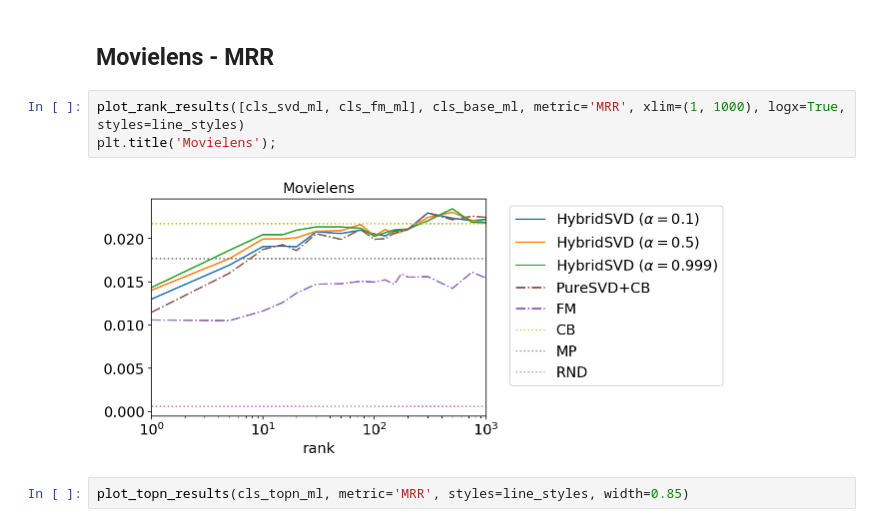
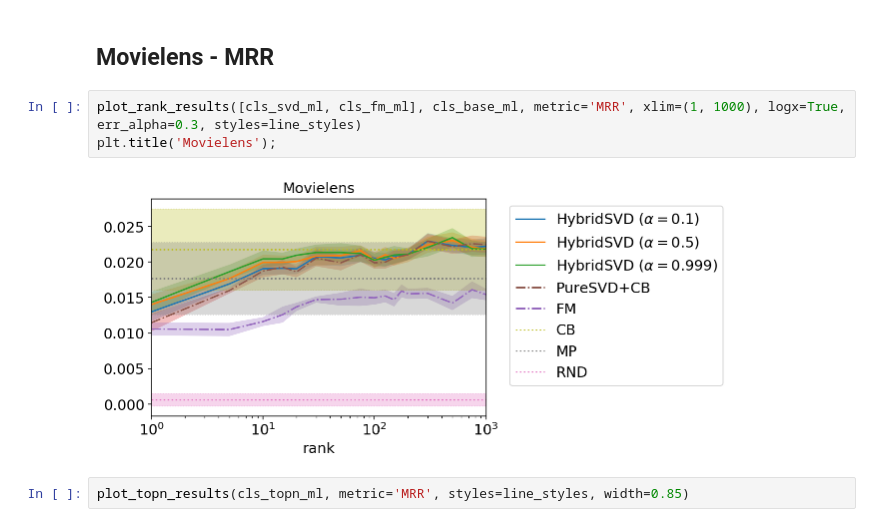
Before and after one commit to evfro/hybridsvd, a Jupyter notebook: View_all_results.ipynb, the cells around one changed output. Cells and saved outputs as stored; diff of their text form.

Commit message:
some cosmetics on figures

```diff
--- a/View_all_results.ipynb
+++ b/View_all_results.ipynb
@@ -205,10 +205,10 @@ plot_topn_results(cls_topn_ml, metric='HR', styles=line_styles, width=0.85)
 # %% [markdown]
 ## Movielens - MRR
 # %%
-plot_rank_results([cls_svd_ml, cls_fm_ml], cls_base_ml, metric='MRR', xlim=(1, 1000), logx=True, styles=line_styles)
+plot_rank_results([cls_svd_ml, cls_fm_ml], cls_base_ml, metric='MRR', xlim=(1, 1000), logx=True, err_alpha=0.3, styles=line_styles)
 plt.title('Movielens');
 # %% [output]
-[figure, old version]
+[figure, new version]
 # %%
 plot_topn_results(cls_topn_ml, metric='MRR', styles=line_styles, width=0.85)
 # %% [output]
```
Also changed, not shown: parts of 5 cells of this notebook.
